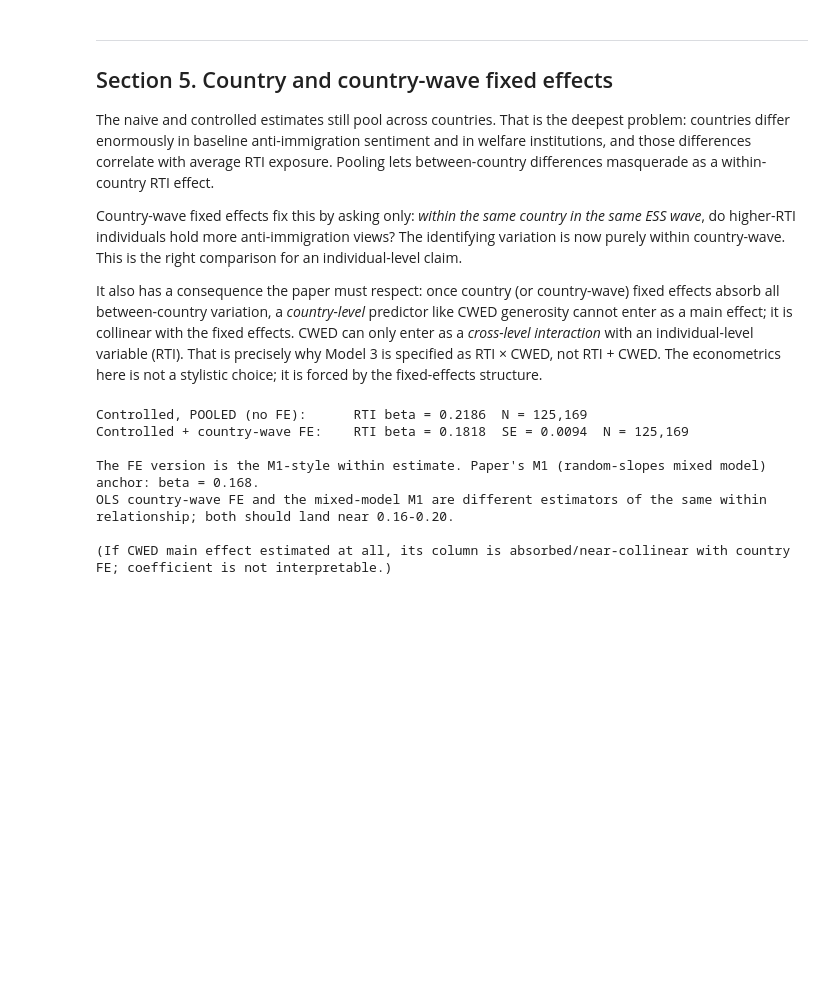
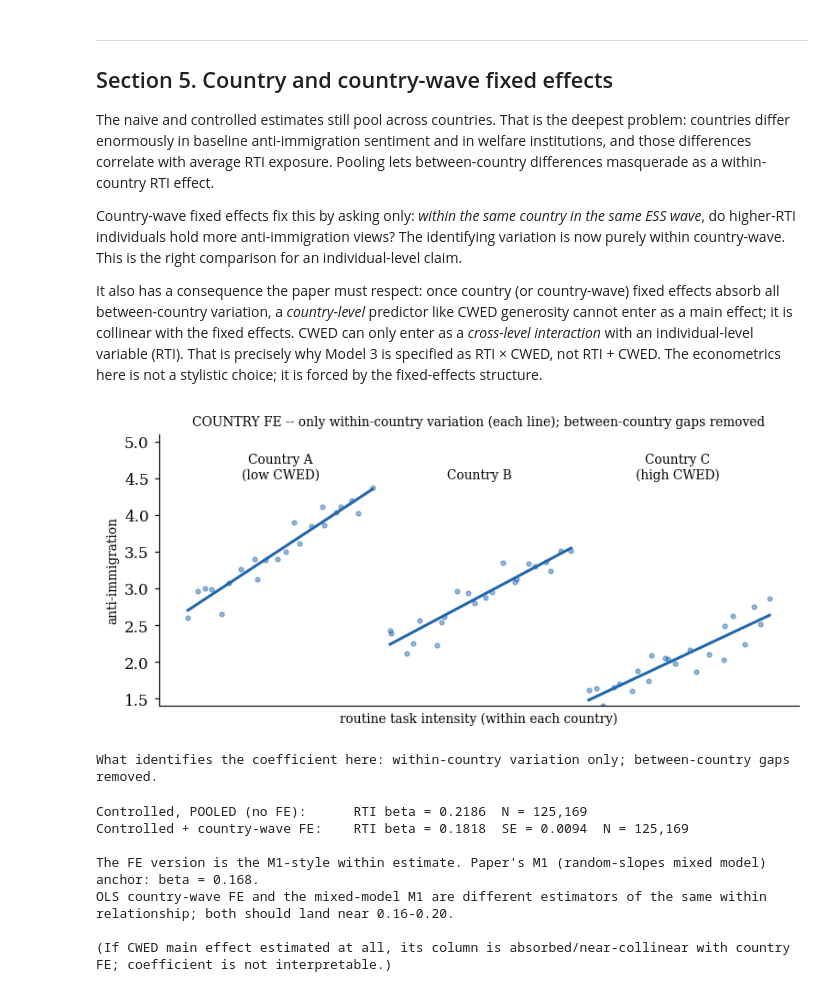
Before and after one commit to bencsmartucph/research-master, a Jupyter notebook: tutorial_outputs/master_analysis_notebook.ipynb, the cells around one changed output. Cells and saved outputs as stored; diff of their text form; code cells hidden in the pictures; blank space fills up the shorter version.

```diff
--- a/tutorial_outputs/master_analysis_notebook.ipynb
+++ b/tutorial_outputs/master_analysis_notebook.ipynb
@@ -538,6 +669,13 @@ The naive and controlled estimates still pool across countries. That is the deep
 Country-wave fixed effects fix this by asking only: *within the same country in the same ESS wave*, do higher-RTI individuals hold more anti-immigration views? The identifying variation is now purely within country-wave. This is the right comparison for an individual-level claim.
 
 It also has a consequence the paper must respect: once country (or country-wave) fixed effects absorb all between-country variation, a *country-level* predictor like CWED generosity cannot enter as a main effect; it is collinear with the fixed effects. CWED can only enter as a *cross-level interaction* with an individual-level variable (RTI). That is precisely why Model 3 is specified as RTI × CWED, not RTI + CWED. The econometrics here is not a stylistic choice; it is forced by the fixed-effects structure.
+# %%
+# Identification schematic for this section.
+identification_schematic('fe')
+print("What identifies the coefficient here: within-country variation only; between-country gaps removed.")
+# %% [output]
+[figure, added]
+What identifies the coefficient here: within-country variation only; between-country gaps removed.
 # %%
 need5 = need + ['cntry', 'cntry_wave']
 d5 = m.dropna(subset=need5).copy()
```
Also changed, not shown: parts of 18 cells of this notebook, 1 other file.
